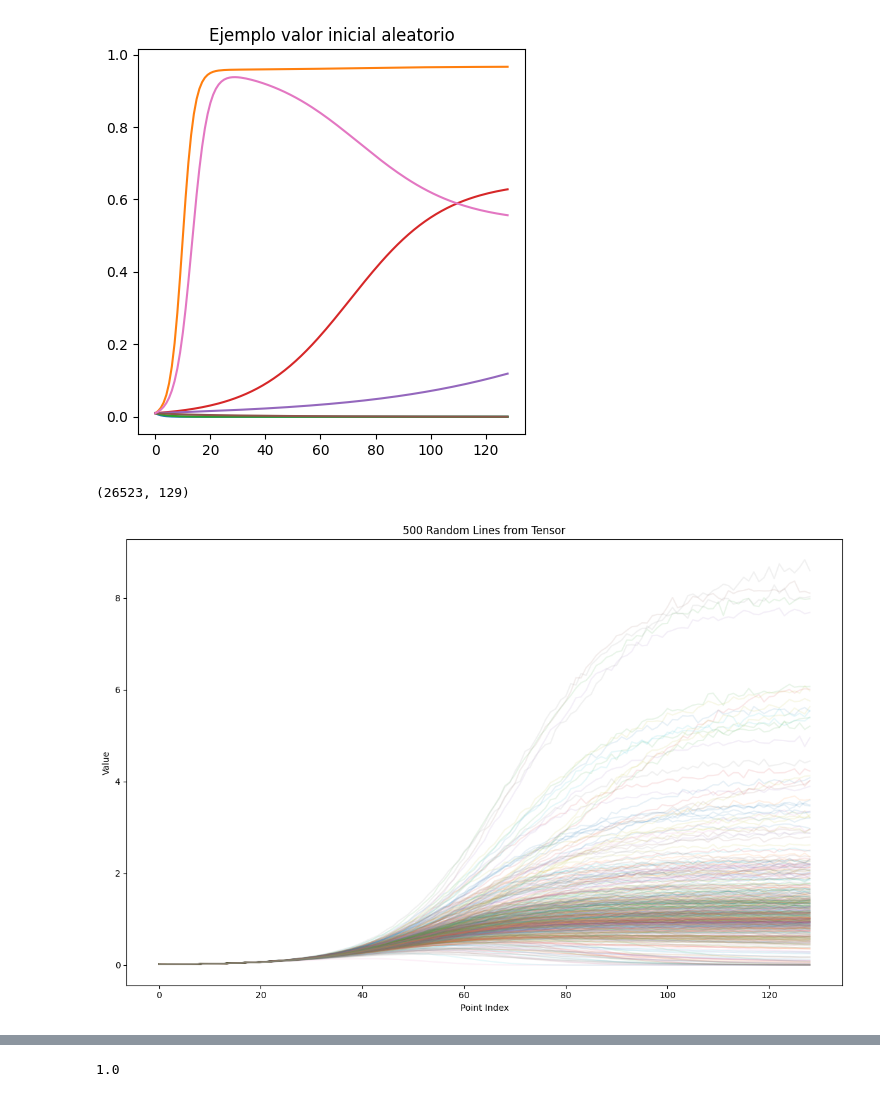
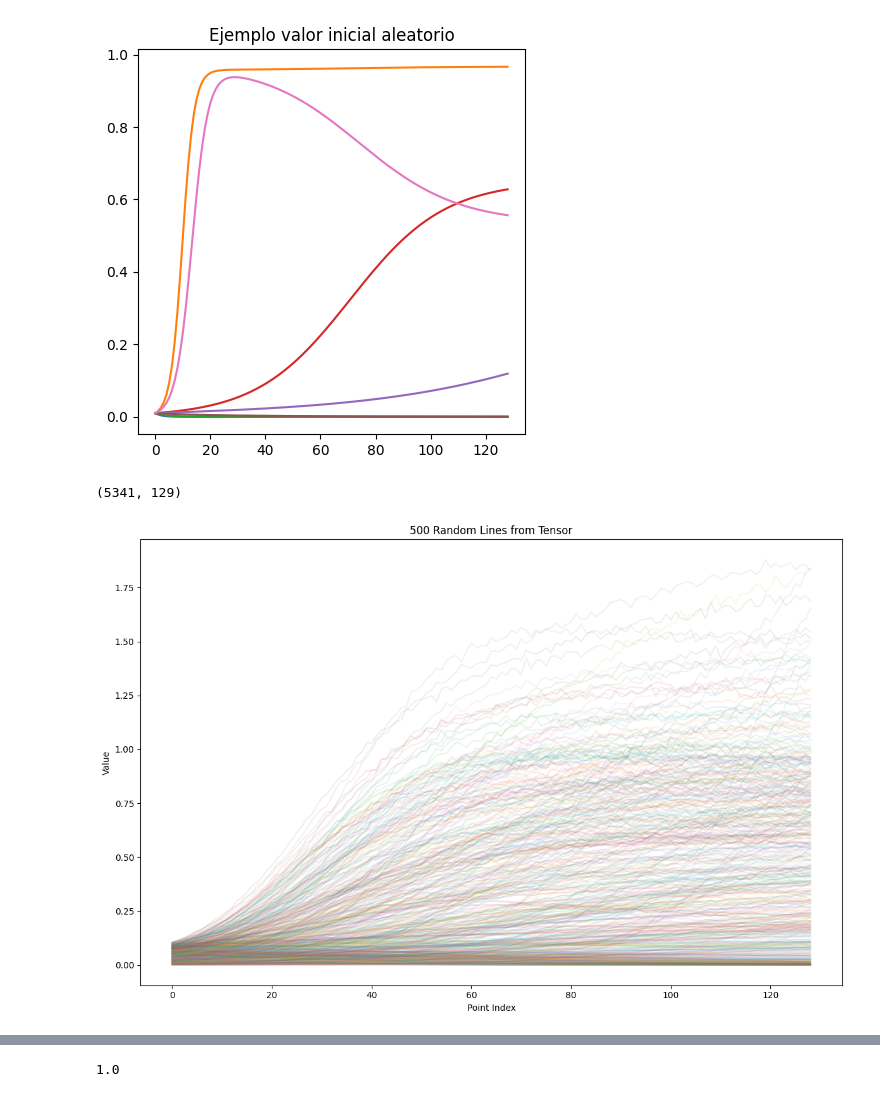
Before and after one commit to CarlosMari/TimeSeries, a Jupyter notebook: data_generation/familydata.ipynb, the cells around one changed output, grey strips where cells are left out. Drawn from its saved outputs; the diff is of its cells as text; code cells hidden in the pictures.

```diff
--- a/data_generation/familydata.ipynb
+++ b/data_generation/familydata.ipynb
@@ -91,10 +91,10 @@ np.random.seed(TRAIN_SEED)
 #np.random.seed(TEST_SEED)
 
 sim_lists = []
-for i in trange(5000):
+for i in trange(1000):
 
     N_SIZE = 7  # dimension of the population
-    RHO = 1 # correlation
+    RHO = np.random.rand() # correlation
     ALPHA = np.random.rand()*5 # interaction strength
 
     A = elliptic_normal_matrix(N_SIZE, RHO) / \
@@ -104,13 +104,13 @@ for i in trange(5000):
     # Parameter of the dynamics:
     NBR_IT = 129  # Number of iteractions
     TAU = 0.093  # Time step
-    #x_init = np.random.random(N_SIZE)*2  # Initial condition
-    x_init = np.ones(N_SIZE) * 0.01
+    x_init = np.random.random(N_SIZE)*0.1  # Initial condition
+    r = np.random.uniform(-0.2, 1, N_SIZE)
+    #x_init = np.ones(N_SIZE) * 0.01
 
 
     # Compute the dynamics:
-    sol = dynamics_LV(A, x_init, nbr_it=NBR_IT, tau=TAU)  # y-axis
-
+    sol = custom_dynamics_LV(A, x_init, nbr_it=NBR_IT, tau=TAU, r_k=r)  # y-axis
 
 
     # Roll new parameters
@@ -137,36 +137,36 @@ for i in trange(5000):
 
     if np.isnan(sol).any():
         pass
-    elif sol[sol > 10.0].any():
+    elif sol[sol > 2.0].any():
         pass
     else:
         sim_lists.append(sol)
 
 sols = np.array(sim_lists)
 sols = sols.reshape(-1, 129)
 print(sols.shape)
 random_indices = np.random.choice(1000, 500, replace=False)
 
 # Create a figure and axis
 fig, ax = plt.subplots(figsize=(12, 8))
 
 # Plot each selected line
 for idx in random_indices:
     line = sols[idx]
     ax.plot(line, alpha=0.1)
 
 # Customize the plot
 ax.set_xlabel('Point Index')
 ax.set_ylabel('Value')
 ax.set_title('500 Random Lines from Tensor')
 
 
 # Show the plot
 plt.tight_layout()
 plt.show()
 # %% [output]
-(26523, 129)
+(5341, 129)
-[figure, old version]
+[figure, new version]
 # %%
 fig, axs = plt.subplots(10,10, figsize = (10,10), sharex = True, sharey = True)
 axs = axs.flatten()
```
Also changed, not shown: parts of 2 cells of this notebook, 1 other file.
